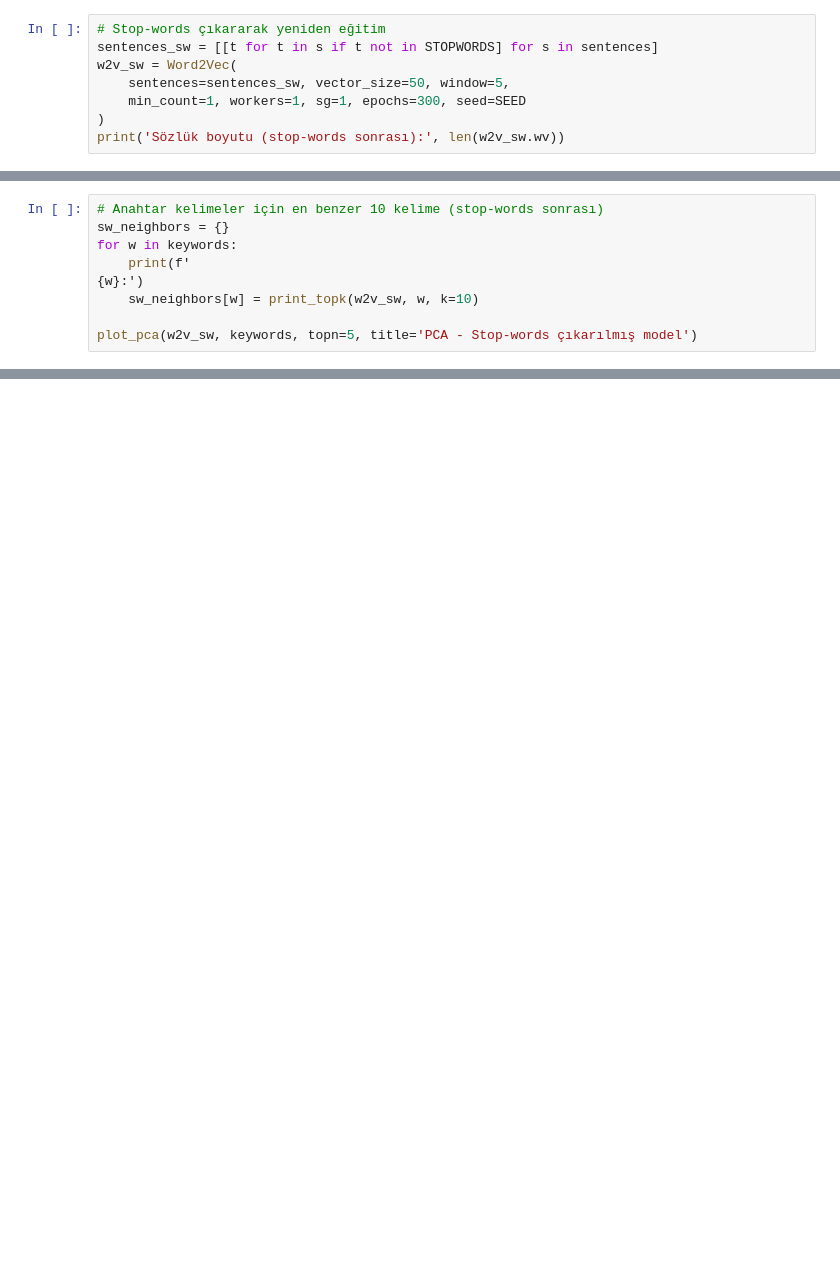
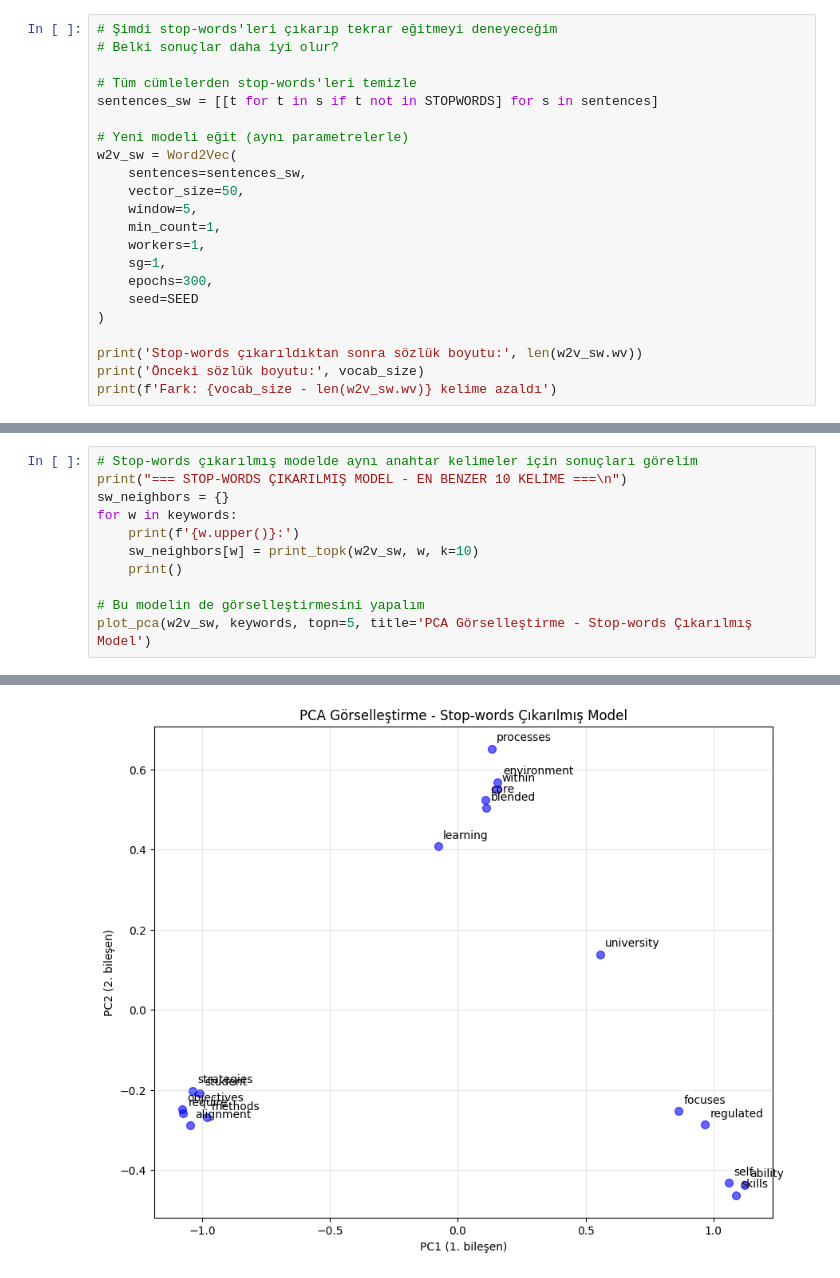
Before and after one commit to SaidMuratOzdemir/NLP, a Jupyter notebook: dorduncu_odev/Lab_4-Word2Vec-SaidMuratOzdemir.ipynb, the cells around one changed output, grey strips where cells are left out. Drawn from its saved outputs; the diff is of its cells as text; blank space fills up the shorter version.

```diff
--- a/dorduncu_odev/Lab_4-Word2Vec-SaidMuratOzdemir.ipynb
+++ b/dorduncu_odev/Lab_4-Word2Vec-SaidMuratOzdemir.ipynb
@@ -138,8 +268,22 @@ plot_pca(w2v_base, keywords, topn=5, title='PCA - Baseline (anahtar kelimeler ve
 # %%
-# Stop-words çıkararak yeniden eğitim
+# Şimdi stop-words'leri çıkarıp tekrar eğitmeyi deneyeceğim
+# Belki sonuçlar daha iyi olur?
+
+# Tüm cümlelerden stop-words'leri temizle
 sentences_sw = [[t for t in s if t not in STOPWORDS] for s in sentences]
+
+# Yeni modeli eğit (aynı parametrelerle)
 w2v_sw = Word2Vec(
-    sentences=sentences_sw, vector_size=50, window=5,
-    min_count=1, workers=1, sg=1, epochs=300, seed=SEED
+    sentences=sentences_sw,
+    vector_size=50,
+    window=5,
+    min_count=1,
+    workers=1,
+    sg=1,
+    epochs=300,
+    seed=SEED
 )
-print('Sözlük boyutu (stop-words sonrası):', len(w2v_sw.wv))
+
+print('Stop-words çıkarıldıktan sonra sözlük boyutu:', len(w2v_sw.wv))
+print('Önceki sözlük boyutu:', vocab_size)
+print(f'Fark: {vocab_size - len(w2v_sw.wv)} kelime azaldı')
@@ -146,9 +294,12 @@ print('Sözlük boyutu (stop-words sonrası):', len(w2v_sw.wv))
 # %%
-# Anahtar kelimeler için en benzer 10 kelime (stop-words sonrası)
+# Stop-words çıkarılmış modelde aynı anahtar kelimeler için sonuçları görelim
+print("=== STOP-WORDS ÇIKARILMIŞ MODEL - EN BENZER 10 KELİME ===\n")
 sw_neighbors = {}
 for w in keywords:
-    print(f'
-{w}:')
+    print(f'{w.upper()}:')
     sw_neighbors[w] = print_topk(w2v_sw, w, k=10)
+    print()
 
-plot_pca(w2v_sw, keywords, topn=5, title='PCA - Stop-words çıkarılmış model')
+# Bu modelin de görselleştirmesini yapalım
+plot_pca(w2v_sw, keywords, topn=5, title='PCA Görselleştirme - Stop-words Çıkarılmış Model')
+# %% [output]
@@ -155 +323,2 @@ plot_pca(w2v_sw, keywords, topn=5, title='PCA - Stop-words çıkarılmış model
+[figure, added]
 # %% [markdown]
```
Also changed, not shown: parts of 22 cells of this notebook, 1 other file.
